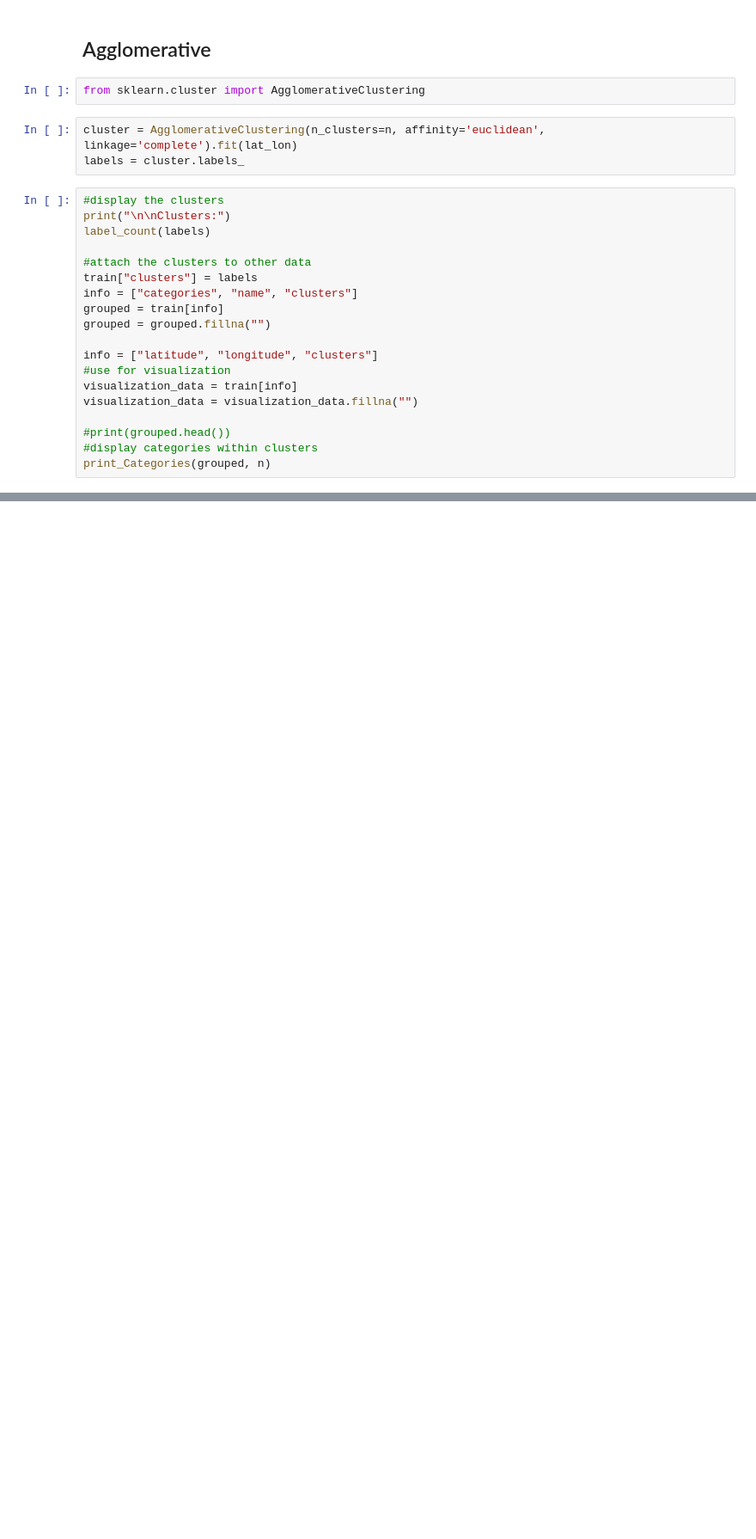
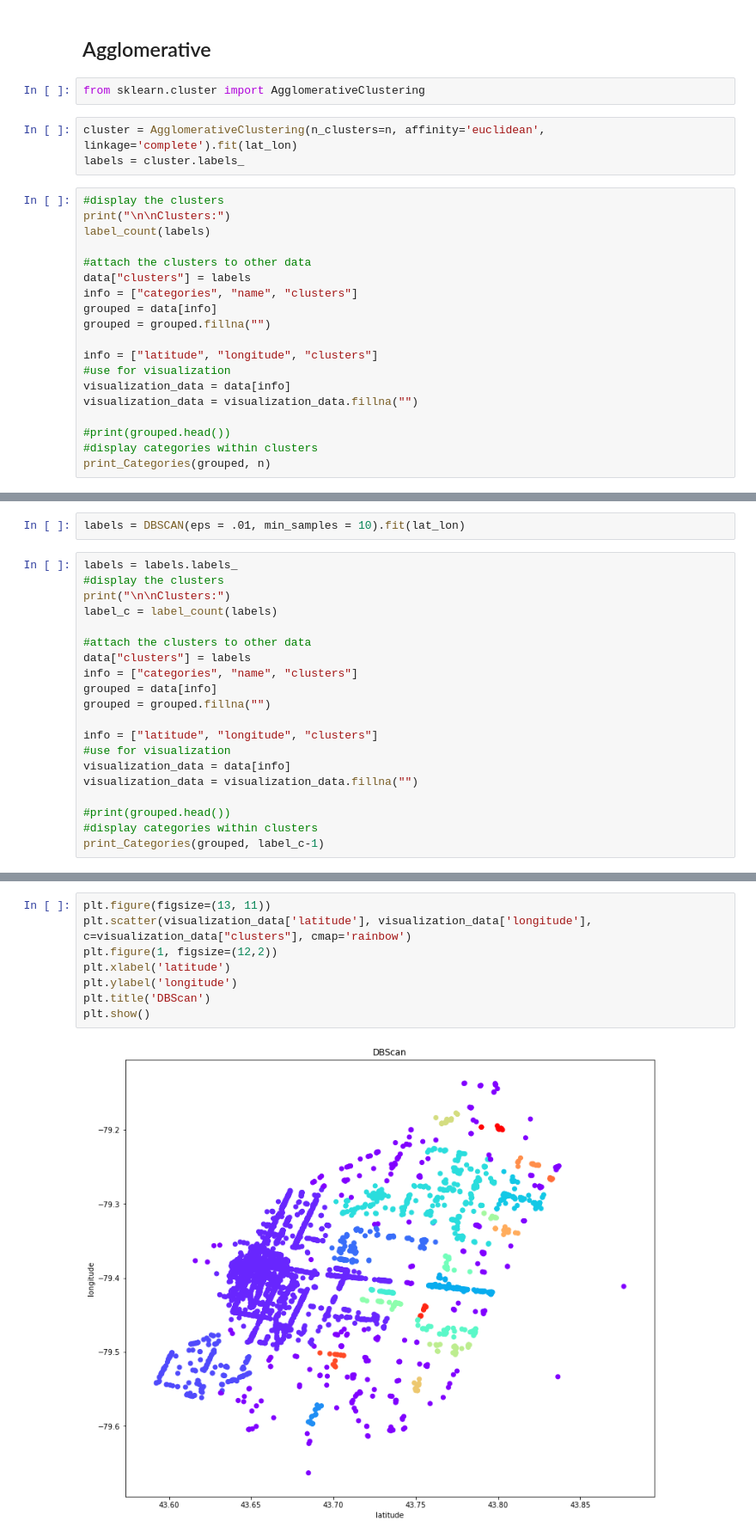
Before and after one commit to sraminics/CMPE255Project, a Jupyter notebook: Clustering Based on Location for Yelp Dataset.ipynb, the cells around one changed output, grey strips where cells are left out. Shown at 86% size. Cells and saved outputs as stored; diff of their text form; blank space fills up the shorter version.

```diff
--- a/Clustering Based on Location for Yelp Dataset.ipynb
+++ b/Clustering Based on Location for Yelp Dataset.ipynb
@@ -210,14 +193,14 @@ print("\n\nClusters:")
 label_count(labels)
 
 #attach the clusters to other data
-train["clusters"] = labels
+data["clusters"] = labels
 info = ["categories", "name", "clusters"]
-grouped = train[info]
+grouped = data[info]
 grouped = grouped.fillna("")
 
 info = ["latitude", "longitude", "clusters"]
 #use for visualization
-visualization_data = train[info]
+visualization_data = data[info]
 visualization_data = visualization_data.fillna("")
 
 #print(grouped.head())
@@ -267,0 +255,22 @@ plt.show()
+# %%
+labels = DBSCAN(eps = .01, min_samples = 10).fit(lat_lon)
+# %%
+labels = labels.labels_
+#display the clusters
+print("\n\nClusters:")
+label_c = label_count(labels)
+
+#attach the clusters to other data
+data["clusters"] = labels
+info = ["categories", "name", "clusters"]
+grouped = data[info]
+grouped = grouped.fillna("")
+
+info = ["latitude", "longitude", "clusters"]
+#use for visualization
+visualization_data = data[info]
+visualization_data = visualization_data.fillna("")
+
+#print(grouped.head())
+#display categories within clusters
+print_Categories(grouped, label_c-1)
@@ -267,0 +317,10 @@ plt.show()
+# %%
+plt.figure(figsize=(13, 11))
+plt.scatter(visualization_data['latitude'], visualization_data['longitude'], c=visualization_data["clusters"], cmap='rainbow')
+plt.figure(1, figsize=(12,2))
+plt.xlabel('latitude')
+plt.ylabel('longitude')
+plt.title('DBScan')
+plt.show()
+# %% [output]
+[figure, added]
```
Also changed, not shown: parts of 12 cells of this notebook.
